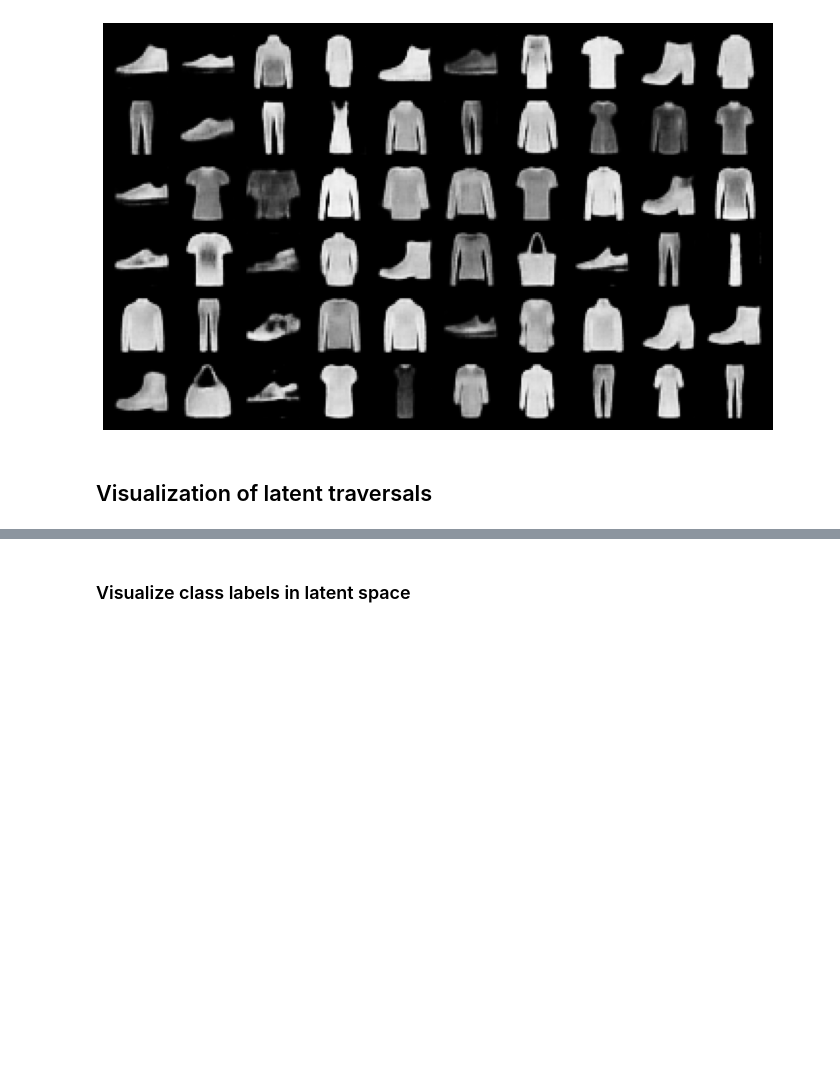
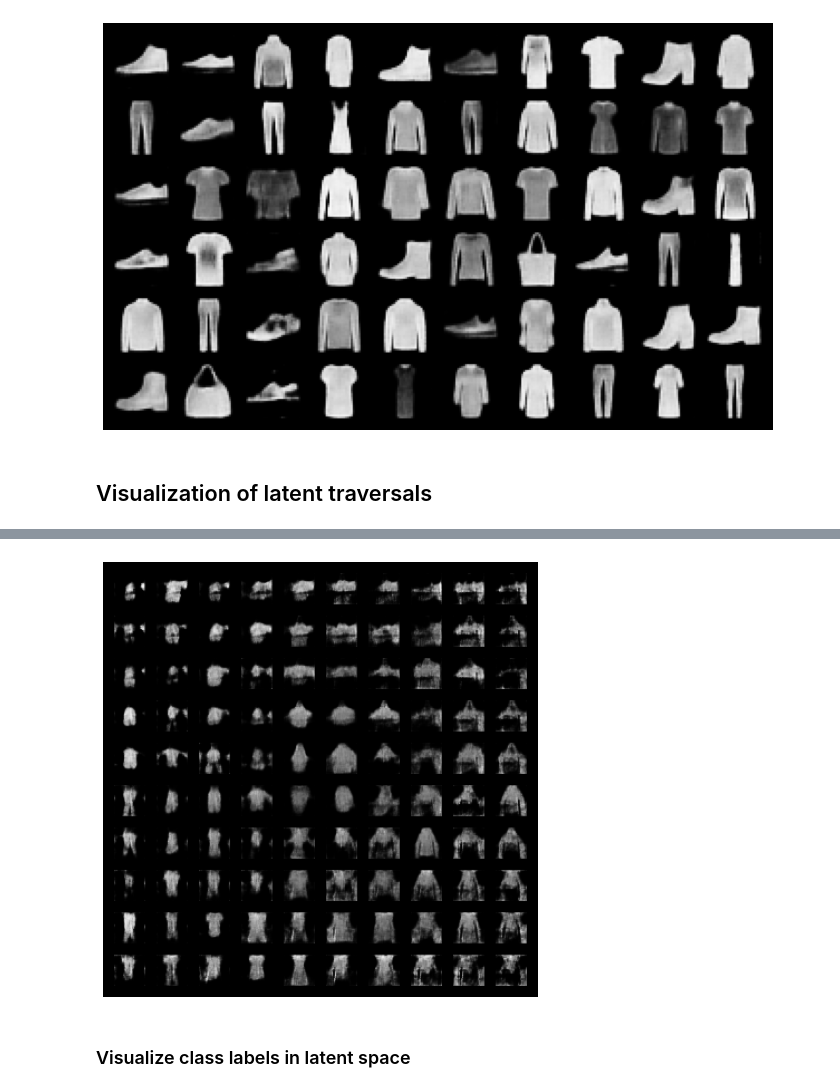
Before and after one commit to swang1112/DL_VL, a Jupyter notebook: Colab_Notebooks/Exercises5_2020.ipynb, the cells around one changed output, grey strips where cells are left out. Drawn from its saved outputs; the diff is of its cells as text; code cells hidden in the pictures; blank space fills up the shorter version.

```diff
--- a/Colab_Notebooks/Exercises5_2020.ipynb
+++ b/Colab_Notebooks/Exercises5_2020.ipynb
@@ -613,3 +645,7 @@ An example is shown here:
+# %%
+traversal(3,7,randu=True)
+# %% [output]
+[figure, added]
 # %% [markdown]
 ### Visualize class labels in latent space
 # %% [markdown]
```
Also changed, not shown: parts of 6 cells of this notebook.
